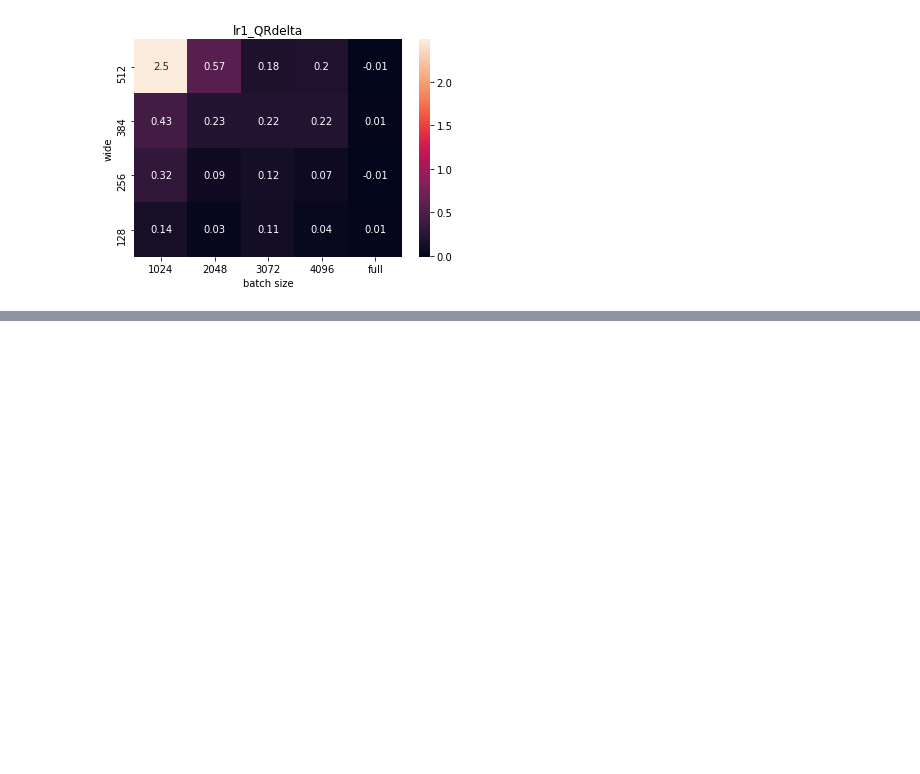
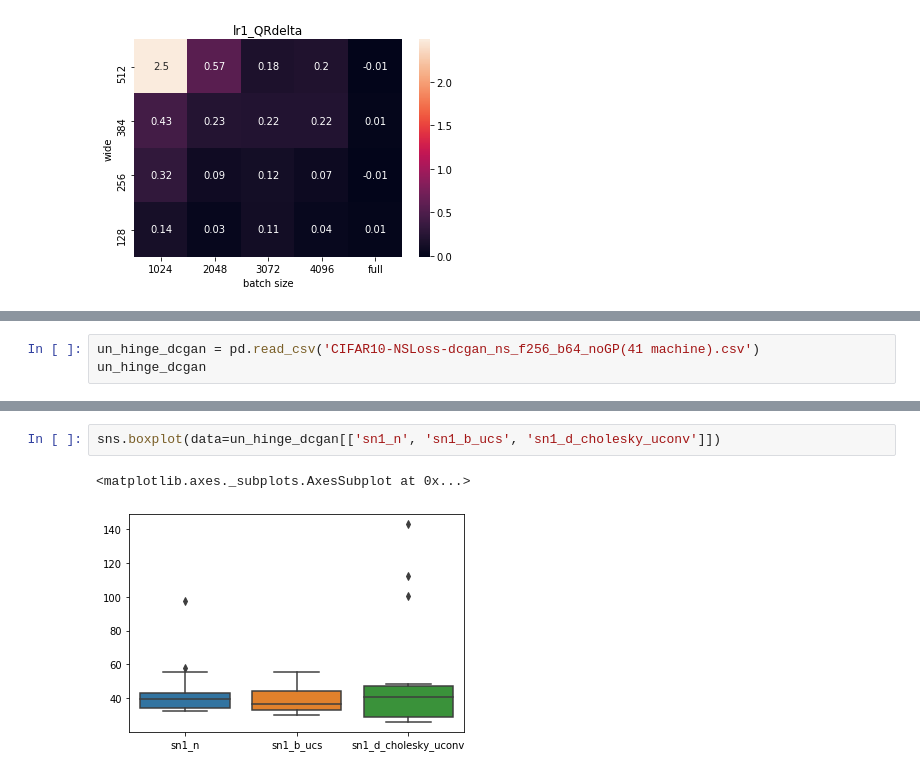
Before and after one commit to bhneo/wc-gan, a Jupyter notebook: plot/plot.ipynb, the cells around one changed output, grey strips where cells are left out. Cells and saved outputs as stored; diff of their text form; blank space fills up the shorter version.

```diff
--- a/plot/plot.ipynb
+++ b/plot/plot.ipynb
@@ -62,0 +109,3 @@ draw_delta(mnist_en, lr=1, target='QRdelta')
+# %%
+un_hinge_dcgan = pd.read_csv('CIFAR10-NSLoss-dcgan_ns_f256_b64_noGP(41 machine).csv')
+un_hinge_dcgan
@@ -62,0 +130,5 @@ draw_delta(mnist_en, lr=1, target='QRdelta')
+# %%
+sns.boxplot(data=un_hinge_dcgan[['sn1_n', 'sn1_b_ucs', 'sn1_d_cholesky_uconv']])
+# %% [output]
+<matplotlib.axes._subplots.AxesSubplot at 0x...>
+[figure, added]
```
Also changed, not shown: parts of 9 cells of this notebook, 3 other files.
